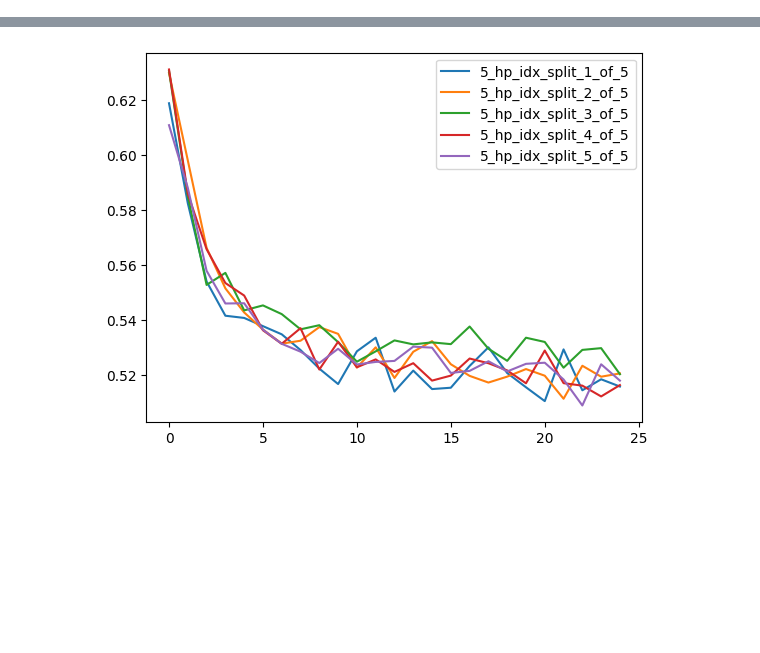
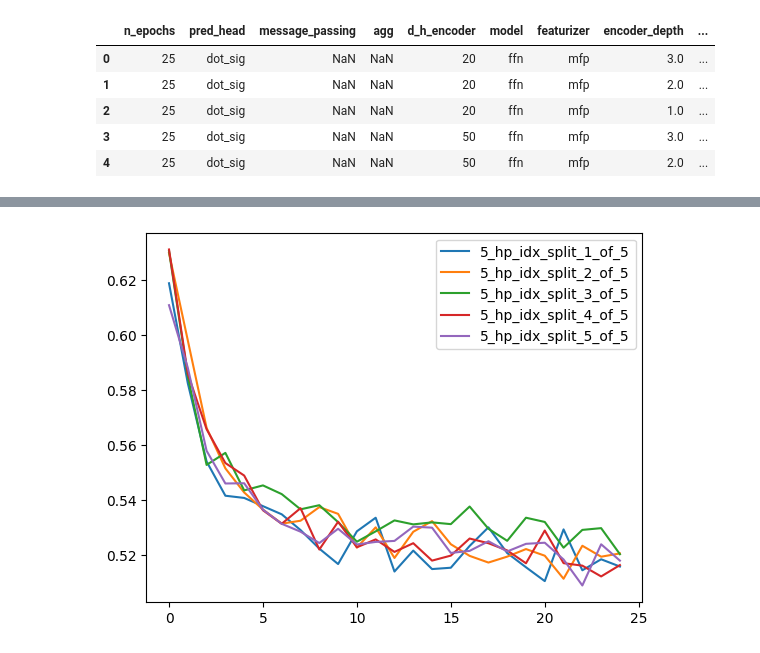
Before and after one commit to stefanpate/rcgnn, a Jupyter notebook: notebooks/rc_gnn_sprhea_figs.ipynb, the cells around one changed output, grey strips where cells are left out. Saved outputs shown, nothing was run; the diff lists cells and outputs as text; code cells hidden in the pictures; blank space fills up the shorter version.

```diff
--- a/notebooks/rc_gnn_sprhea_figs.ipynb
+++ b/notebooks/rc_gnn_sprhea_figs.ipynb
@@ -82,0 +7,13 @@ hp_toc.head()
+# %%
+# Load experiments.csv
+
+res_dir = "/projects/p30041/spn1560/hiec/artifacts/model_evals/gnn"
+exp = pd.read_csv(f"{res_dir}/experiments.csv", sep='\t', index_col=0)
+exp.head()
+# %% [output]
+|  | n_epochs | pred_head | message_passing | agg | d_h_encoder | model | featurizer | encoder_depth | ... |
+| 0 | 25 | dot_sig | NaN | NaN | 20 | ffn | mfp | 3.0 | ... |
+| 1 | 25 | dot_sig | NaN | NaN | 20 | ffn | mfp | 2.0 | ... |
+| 2 | 25 | dot_sig | NaN | NaN | 20 | ffn | mfp | 1.0 | ... |
+| 3 | 25 | dot_sig | NaN | NaN | 50 | ffn | mfp | 3.0 | ... |
+| 4 | 25 | dot_sig | NaN | NaN | 50 | ffn | mfp | 2.0 | ... |
```
Also changed, not shown: parts of 16 cells of this notebook, 9 other files.
